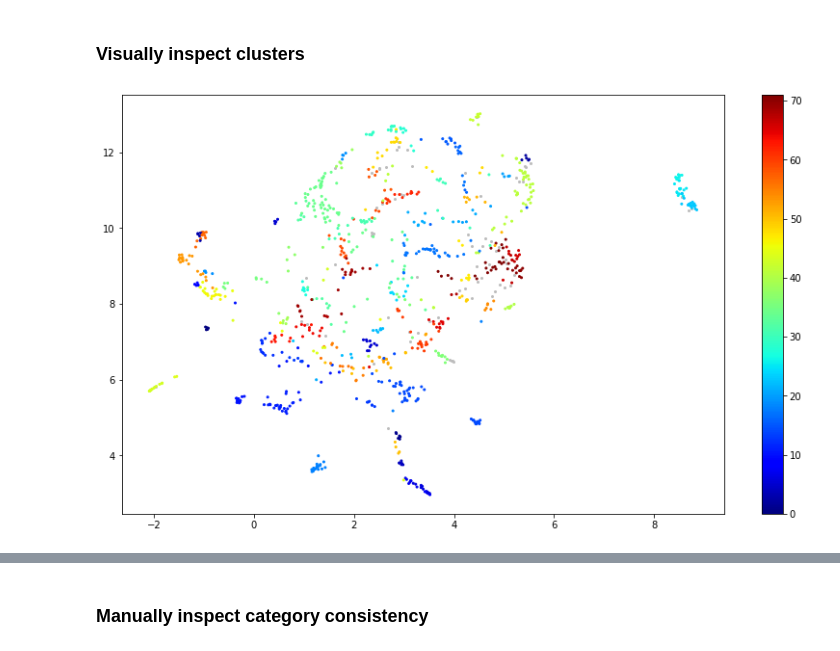
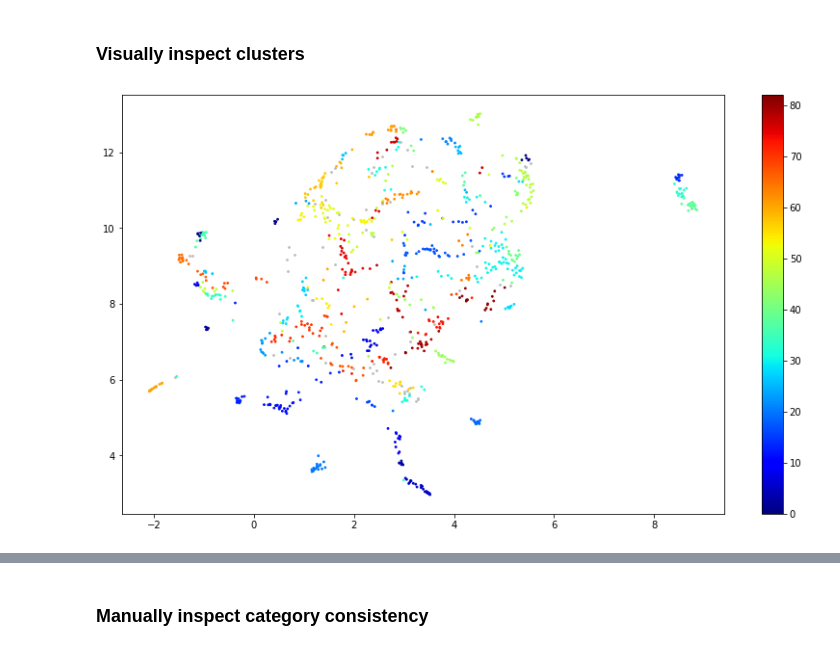
Before and after one commit to dborrelli/chat-intents, a Jupyter notebook: notebooks/05-umap_hdbscan.ipynb, the cells around one changed output, grey strips where cells are left out. Cells and saved outputs as stored; diff of their text form; code cells hidden in the pictures.

Commit message:
Remove some exploratory runs and make bayesian search function return best clusters

```diff
--- a/notebooks/05-umap_hdbscan.ipynb
+++ b/notebooks/05-umap_hdbscan.ipynb
@@ -250,0 +217,20 @@ def comparison_table(model_dict, results_df):
+# %%
+def plot_clusters(embeddings, clusters, n_neighbors=15, min_dist=0.1):
+    umap_data = umap.UMAP(n_neighbors=n_neighbors,
+                          n_components=2,
+                          min_dist = min_dist,
+                          #metric='cosine',
+                          random_state=42).fit_transform(embeddings)
+
+    point_size = 100.0 / np.sqrt(embeddings.shape[0])
+
+    result = pd.DataFrame(umap_data, columns=['x', 'y'])
+    result['labels'] = clusters.labels_
+
+    fig, ax = plt.subplots(figsize=(14, 8))
+    outliers = result.loc[result.labels == -1, :]
+    clustered = result.loc[result.labels != -1, :]
+    plt.scatter(outliers.x, outliers.y, color = '#BDBDBD', s=point_size)
+    plt.scatter(clustered.x, clustered.y, c=clustered.labels, s=point_size, cmap='jet')
+    plt.colorbar()
+    plt.show()
@@ -281,10 +291,14 @@ random_use.head(50)
 # %% [markdown]
 ### Bayesian optimization with Hyperopt
 # %%
-space = {
+hspace = {
     "n_neighbors": hp.choice('n_neighbors', range(3,16)),
     "n_components": hp.choice('n_components', range(3,16)),
-    "min_cluster_size": hp.choice('min_cluster_size', range(2,30)),
+    "min_cluster_size": hp.choice('min_cluster_size', range(2,16)),
     "min_samples": None,
     "random_state": 42
 }
+
+label_lower = 30
+label_upper = 100
+max_evals = 100
@@ -303,4 +305,8 @@ label count: 82
 # %%
-best_params_use, trials_use = bayesian_search(embeddings_use, space, label_lower=30, label_upper=100, max_evals=100)
+best_params_use, best_clusters_use, trials_use = bayesian_search(embeddings_use,
+                                                                 space=hspace,
+                                                                 label_lower=label_lower,
+                                                                 label_upper=label_upper,
+                                                                 max_evals=max_evals)
 # %% [output]
 best:
@@ -384,2 +333,0 @@ label count: 76
-# %%
-best_clusters_use = best_clusters(embeddings_use, best_params_use)
@@ -421,6 +366,6 @@ results_df.head()
 # %% [markdown]
 ### Visually inspect clusters
 # %%
-plot_clusters(embeddings_use, best_clusters_use, n_neighbors=15)
+plot_clusters(embeddings_use, best_clusters_use)
 # %% [output]
-[figure, old version]
+[figure, new version]
```
Also changed, not shown: parts of 46 cells of this notebook.
